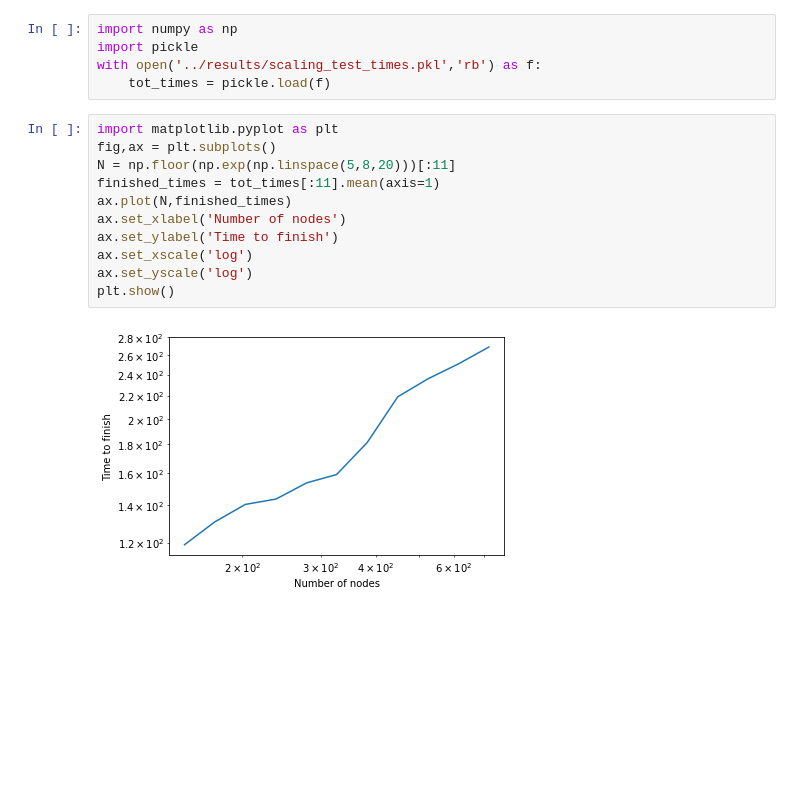
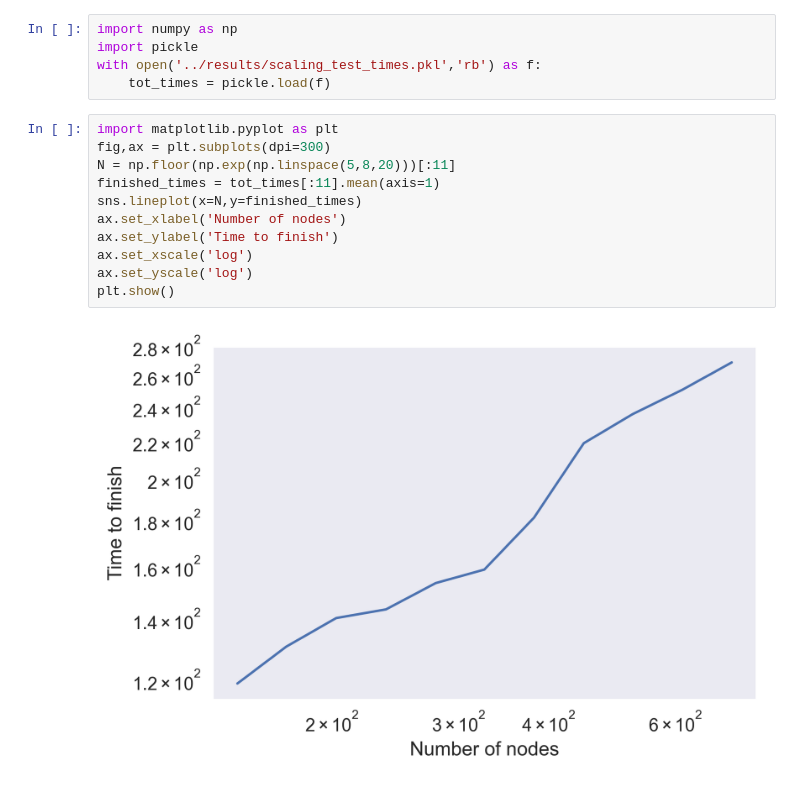
Before and after one commit to fitzgeraldja/dsbmm-bp, a Jupyter notebook: notebooks/basics.ipynb, the cells around one changed output. Cells and saved outputs as stored; diff of their text form; blank space fills up the shorter version.

```diff
--- a/notebooks/basics.ipynb
+++ b/notebooks/basics.ipynb
@@ -672,14 +672,14 @@ with open('../results/scaling_test_times.pkl','rb') as f:
     tot_times = pickle.load(f)
 # %%
 import matplotlib.pyplot as plt
-fig,ax = plt.subplots()
+fig,ax = plt.subplots(dpi=300)
 N = np.floor(np.exp(np.linspace(5,8,20)))[:11]
 finished_times = tot_times[:11].mean(axis=1)
-ax.plot(N,finished_times)
+sns.lineplot(x=N,y=finished_times)
 ax.set_xlabel('Number of nodes')
 ax.set_ylabel('Time to finish')
 ax.set_xscale('log')
 ax.set_yscale('log')
 plt.show()
 # %% [output]
-[figure, old version]
+[figure, new version]
```
Also changed, not shown: parts of 2 cells of this notebook, 12 other files.
